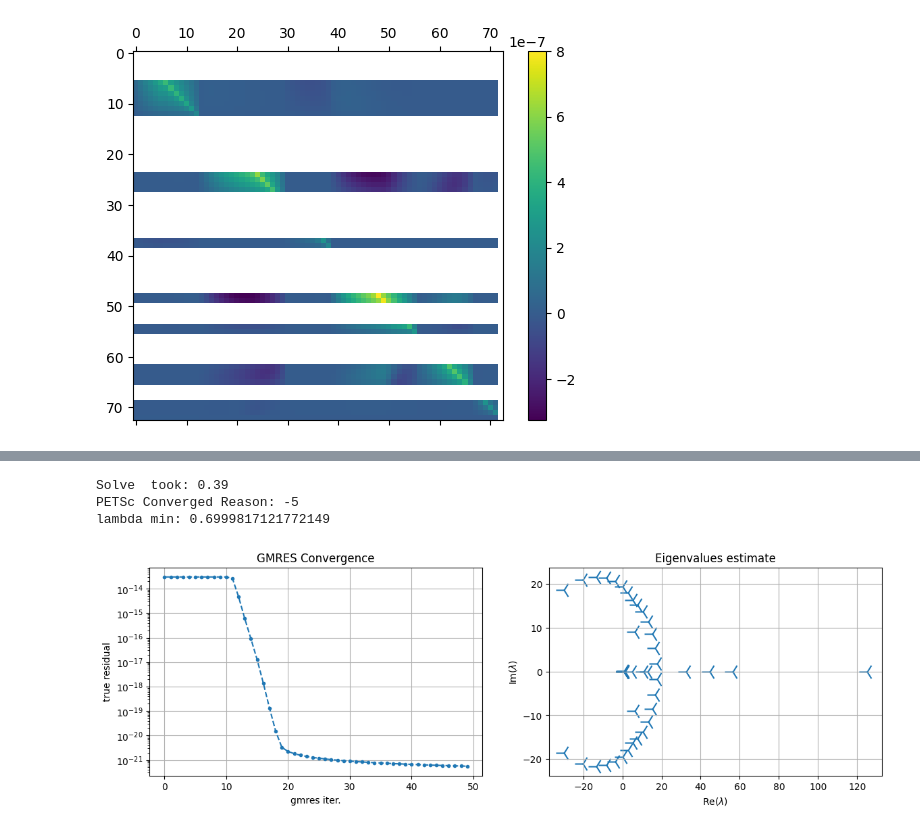
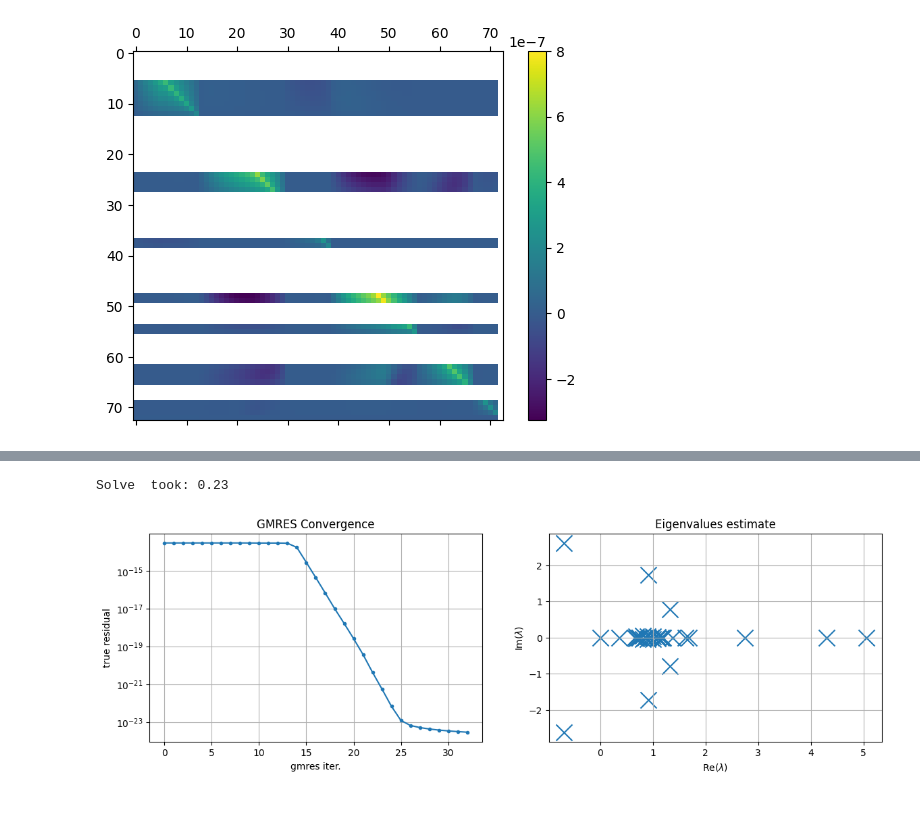
Before and after one commit to pmgbergen/FTHM-Solver, a Jupyter notebook: fpm/fixed_st.ipynb, the cells around one changed output, grey strips where cells are left out. Cells and saved outputs as stored; diff of their text form; code cells hidden in the pictures.

Commit message:
Fixed stress works

```diff
--- a/fpm/fixed_st.ipynb
+++ b/fpm/fixed_st.ipynb
@@ -575,0 +578,19 @@ spy(stab)
+# %%
+J15 = J[[5]].mat
+J15_inv = csr_zeros(J15.shape[0])
+
+localization_mats = assemble_localization_matrices(
+    model,
+    J,
+    groups={
+        # 1: "mat",
+        5: "intf",
+    },
+)
+
+for R in localization_mats:
+    j15 = R @ J15 @ R.T
+    j15_inv = inv(j15)
+    J15_inv += R.T @ j15_inv @ R
+
+spy(J15_inv, marker='+')
@@ -576,40 +640,18 @@ spy(stab)
 # %%
-from pp_utils import get_fixed_stress_stabilization, get_fixed_stress_stabilization_nd
-
-
-def custom_prec(bmat):
-    elim_blocks = [1, 5]
-    p_blocks = [0, 2]
-    fs = get_fixed_stress_stabilization_nd(model)
-
-    stab = (
-        -bmat[p_blocks, elim_blocks].mat
-        @ inv_block_diag(J[elim_blocks, elim_blocks].mat, nd=model.nd)
-        @ J[elim_blocks, p_blocks].mat
-    )
-    # stab[:bmat[0, 0].shape[0], :bmat[0,0].shape[1]] = 0
-    # stab.eliminate_zeros()
-
-    return fs + stab
-    # return stab
-    # return fs
-
-
 schema = SolveSchema(
     groups=[1, 5],
     solve=lambda bmat: PetscAMGMechanics(mat=bmat.mat, dim=model.nd),
-    # invertor=lambda bmat: inv_block_diag(bmat.mat, nd=model.nd),
-    invertor=custom_prec,
-    invertor_type="physical",
+    invertor=lambda bmat: build_prec().mat,
+    invertor_type='physical',
+
+    # only_complement=True,
     complement=SolveSchema(
         groups=[0, 2],
         solve=lambda bmat: PetscAMGFlow(bmat.mat),
     ),
 )
 mat_permuted, prec = make_solver(schema=schema, mat_orig=J)
 solve_petsc(mat_permuted.mat, prec, mat_permuted.local_rhs(rhs))
 # %% [output]
-Solve  took: 0.39
-PETSc Converged Reason: -5
-lambda min: 0.6999817121772149
+Solve  took: 0.23
-[figure, old version]
+[figure, new version]
```
Also changed, not shown: parts of 48 cells of this notebook, 7 other files.
